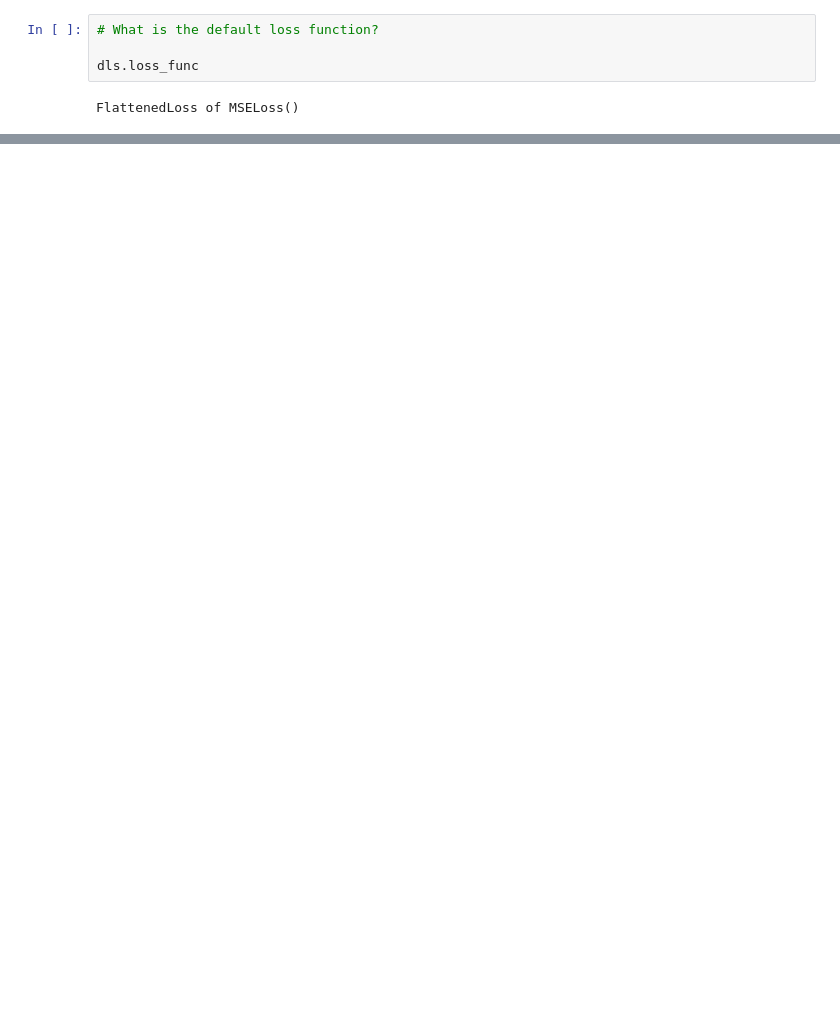
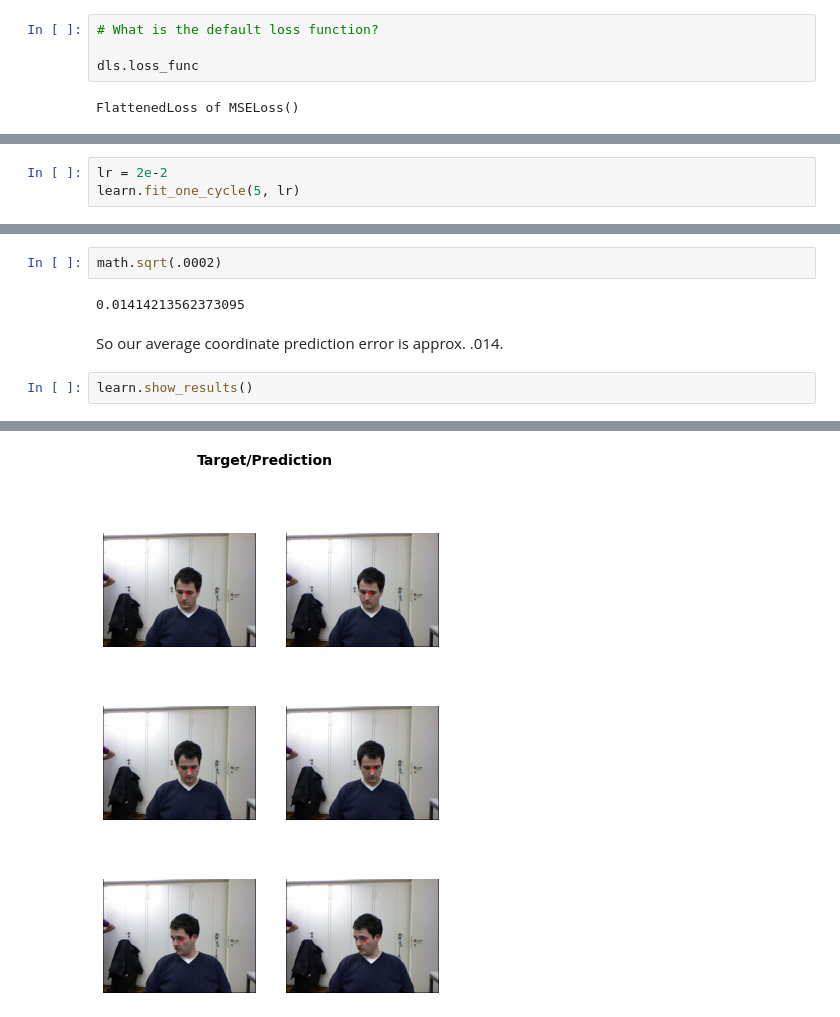
Before and after one commit to djliden/deep_learning_practice, a Jupyter notebook: notebooks/ch6_2_regression.ipynb, the cells around one changed output, grey strips where cells are left out. Saved outputs shown, nothing was run; the diff lists cells and outputs as text; blank space fills up the shorter version.

```diff
--- a/notebooks/ch6_2_regression.ipynb
+++ b/notebooks/ch6_2_regression.ipynb
@@ -122,0 +124,3 @@ KeyboardInterrupt:
+# %%
+lr = 2e-2
+learn.fit_one_cycle(5, lr)
@@ -122,0 +134,9 @@ KeyboardInterrupt:
+# %%
+math.sqrt(.0002)
+# %% [output]
+0.01414213562373095
+# %% [markdown]
+So our average coordinate prediction error is approx. .014.
+# %%
+learn.show_results()
+# %% [output]
@@ -122,0 +144 @@ KeyboardInterrupt:
+[figure, added]
```
Also changed, not shown: parts of 13 cells of this notebook.
